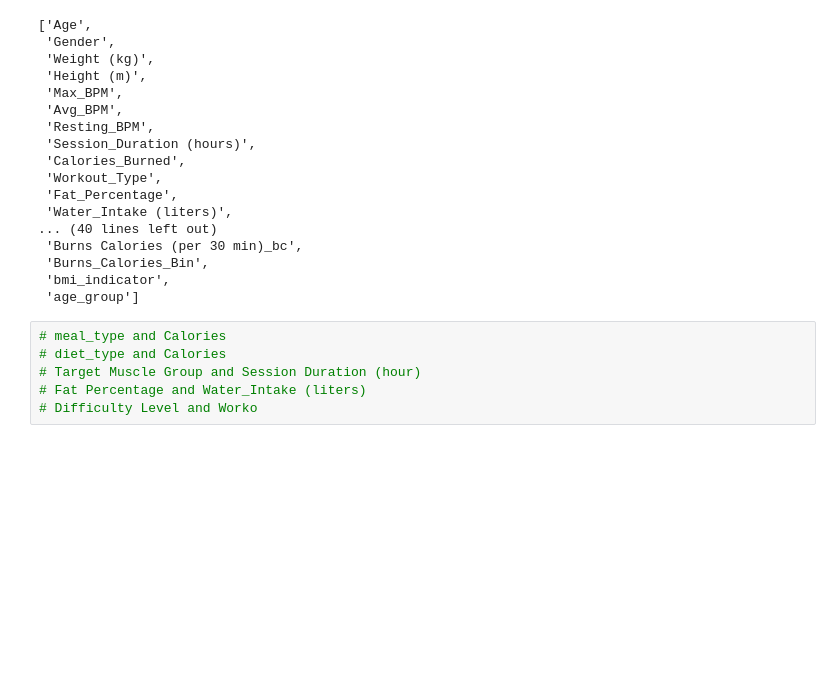
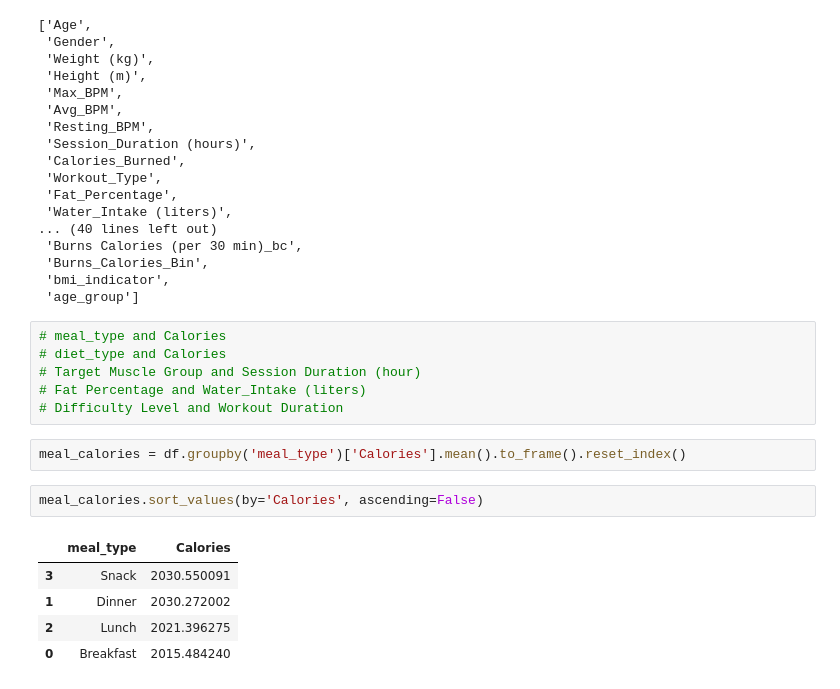
Before and after one commit to CEPHAL0/Python-Workshop, a Jupyter notebook: data_science/lifestyle_data_analysis.ipynb, the cells around one changed output. Saved outputs shown, nothing was run; the diff lists cells and outputs as text; blank space fills up the shorter version.

```diff
--- a/data_science/lifestyle_data_analysis.ipynb
+++ b/data_science/lifestyle_data_analysis.ipynb
@@ -486,4 +468,14 @@ df.columns.to_list()
 # diet_type and Calories
 # Target Muscle Group and Session Duration (hour)
 # Fat Percentage and Water_Intake (liters)
-# Difficulty Level and Worko
+# Difficulty Level and Workout Duration
+# %%
+meal_calories = df.groupby('meal_type')['Calories'].mean().to_frame().reset_index()
+# %%
+meal_calories.sort_values(by='Calories', ascending=False)
+# %% [output]
+|  | meal_type | Calories |
+| 3 | Snack | 2030.550091 |
+| 1 | Dinner | 2030.272002 |
+| 2 | Lunch | 2021.396275 |
+| 0 | Breakfast | 2015.484240 |
```
Also changed, not shown: parts of 2 cells of this notebook, 10 other files.
